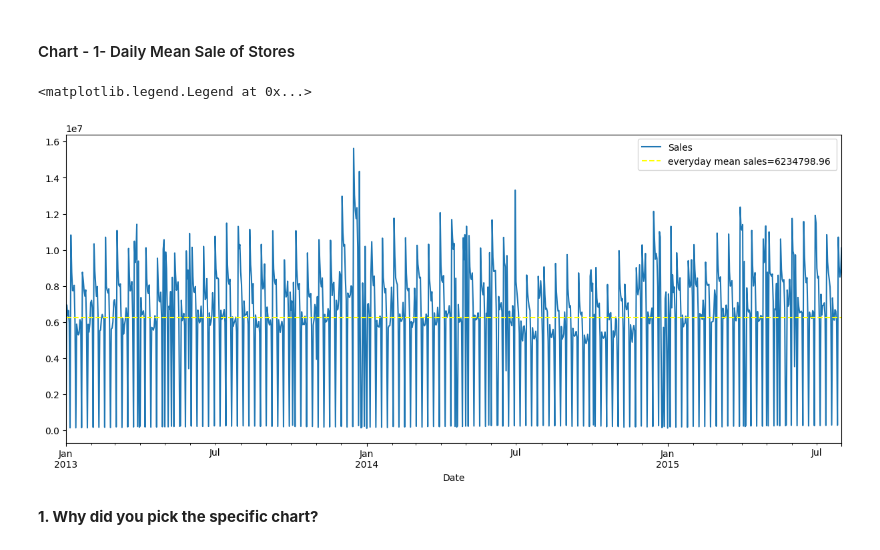
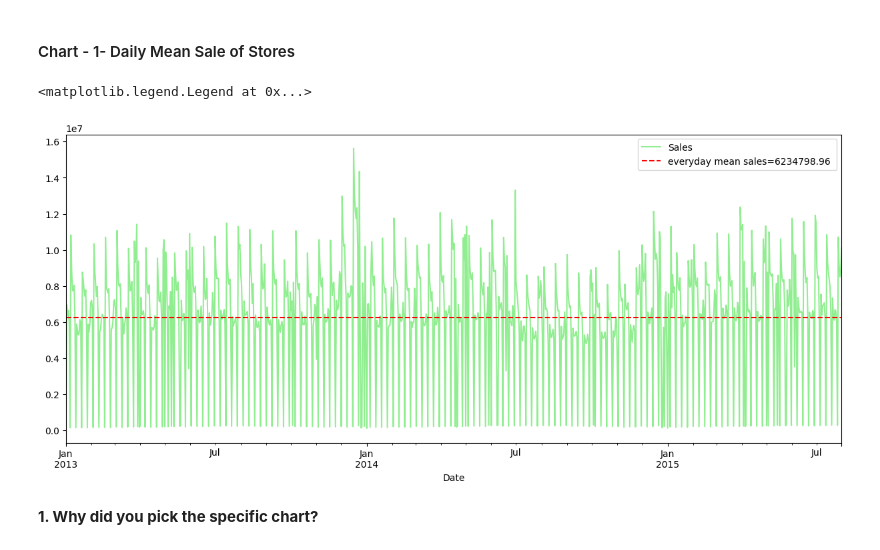
Before and after one commit to kapilkukreja469/Retail_sales_pridiction, a Jupyter notebook: Retail_sales_pridiction_Kapil_kukreja.ipynb, the cells around one changed output. Cells and saved outputs as stored; diff of their text form; code cells hidden in the pictures.

```diff
--- a/Retail_sales_pridiction_Kapil_kukreja.ipynb
+++ b/Retail_sales_pridiction_Kapil_kukreja.ipynb
@@ -689,16 +689,16 @@ We have done Data Wrangling process in three steps:
 # %%
 # Chart1 - visualization code
 
 #Visualizing everyday sales with average everyday sales
 plt.subplots(figsize=(15,6))
 
 daily_sales=merged_df.groupby(["Date"]).Sales.sum()         #Grouping sum of daily sale Data
-daily_sales.plot(kind="line")                               #Creating line chart
-plt.axhline(y=daily_sales.mean(),label=f"everyday mean sales={round(daily_sales.mean(),2)} ",color="yellow", linestyle="--")         #Mean line code
+daily_sales.plot(kind="line", color="lightgreen")                               #Creating line chart
+plt.axhline(y=daily_sales.mean(),label=f"everyday mean sales={round(daily_sales.mean(),2)} ",color="red", linestyle="--")         #Mean line code
 plt.legend()
 # %% [output]
 <matplotlib.legend.Legend at 0x...>
-[figure, old version]
+[figure, new version]
 # %% [markdown]
 **1. Why did you pick the specific chart?**
 # %% [markdown]
```
Also changed, not shown: parts of 104 cells of this notebook.
